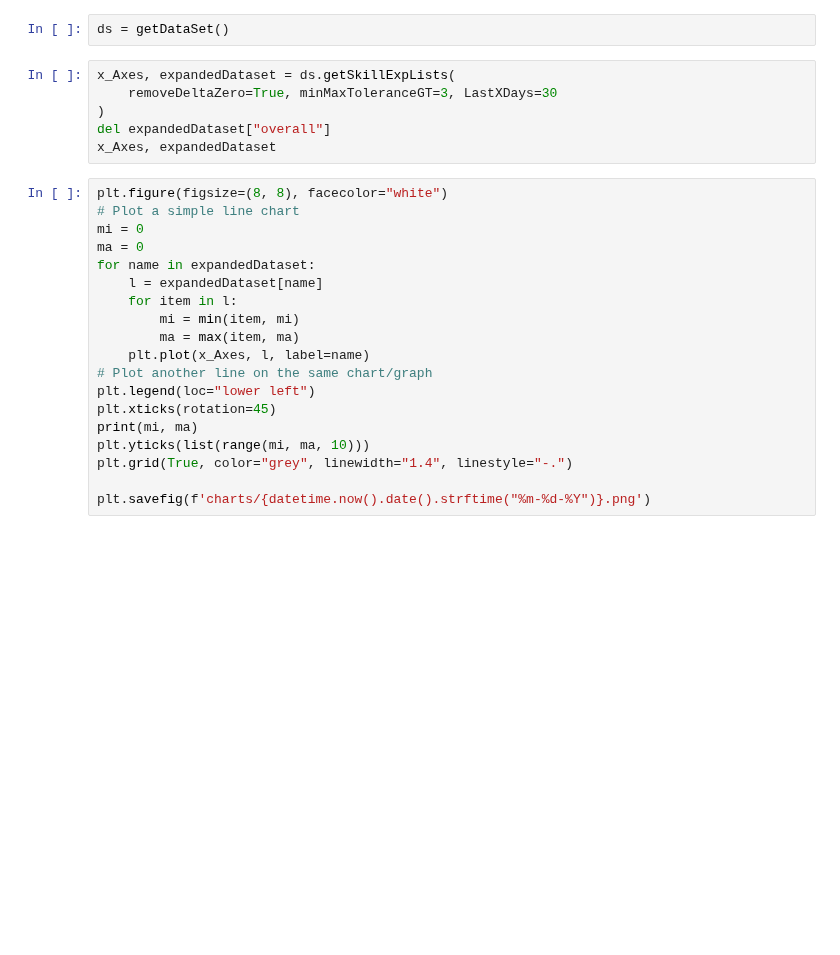
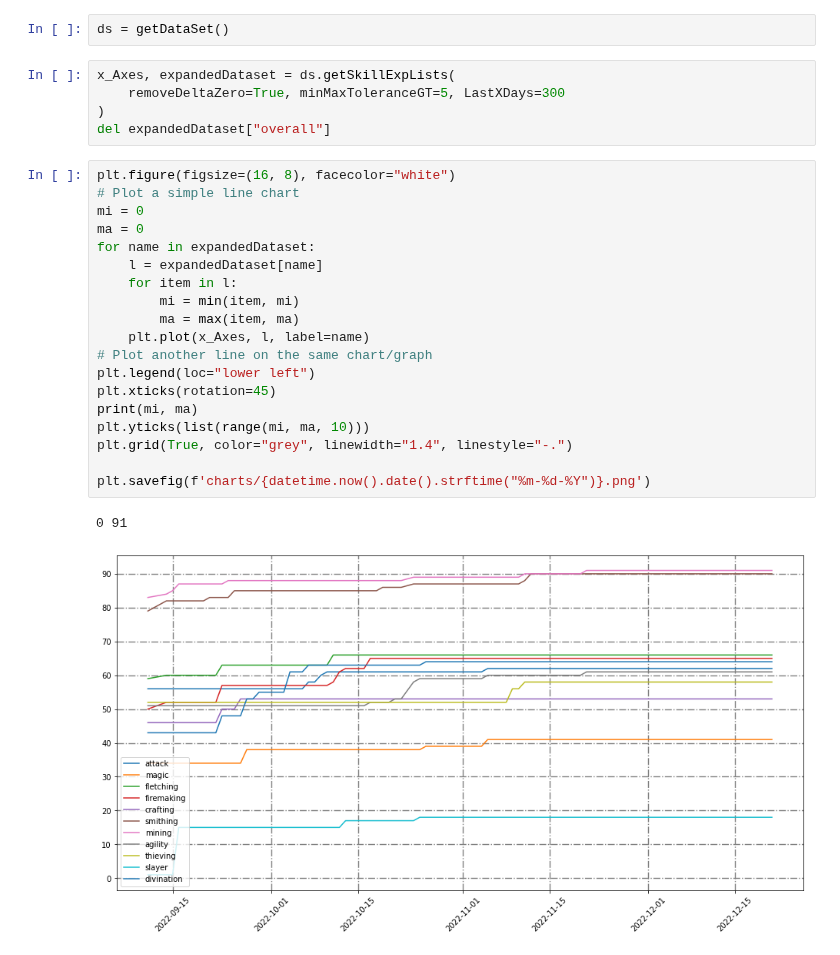
Before and after one commit to sam2332/Some-Notebooks, a Jupyter notebook: Games/RuneScape/Graph Player Level History.ipynb, the cells around one changed output. Cells and saved outputs as stored; diff of their text form; blank space fills up the shorter version.

```diff
--- a/Games/RuneScape/Graph Player Level History.ipynb
+++ b/Games/RuneScape/Graph Player Level History.ipynb
@@ -95,28 +95,30 @@ def getDataSet():
 ds = getDataSet()
 # %%
 x_Axes, expandedDataset = ds.getSkillExpLists(
-    removeDeltaZero=True, minMaxToleranceGT=3, LastXDays=30
+    removeDeltaZero=True, minMaxToleranceGT=5, LastXDays=300
 )
 del expandedDataset["overall"]
-x_Axes, expandedDataset
 # %%
-plt.figure(figsize=(8, 8), facecolor="white")
+plt.figure(figsize=(16, 8), facecolor="white")
 # Plot a simple line chart
 mi = 0
 ma = 0
 for name in expandedDataset:
     l = expandedDataset[name]
     for item in l:
         mi = min(item, mi)
         ma = max(item, ma)
     plt.plot(x_Axes, l, label=name)
 # Plot another line on the same chart/graph
 plt.legend(loc="lower left")
 plt.xticks(rotation=45)
 print(mi, ma)
 plt.yticks(list(range(mi, ma, 10)))
 plt.grid(True, color="grey", linewidth="1.4", linestyle="-.")
 
 plt.savefig(f'charts/{datetime.now().date().strftime("%m-%d-%Y")}.png')
+# %% [output]
+0 91
+[figure, added]
 # %%
 datetime.now().date().strftime("%m-%d-%Y")
```
Also changed, not shown: parts of 1 cell of this notebook, 39 other files.
